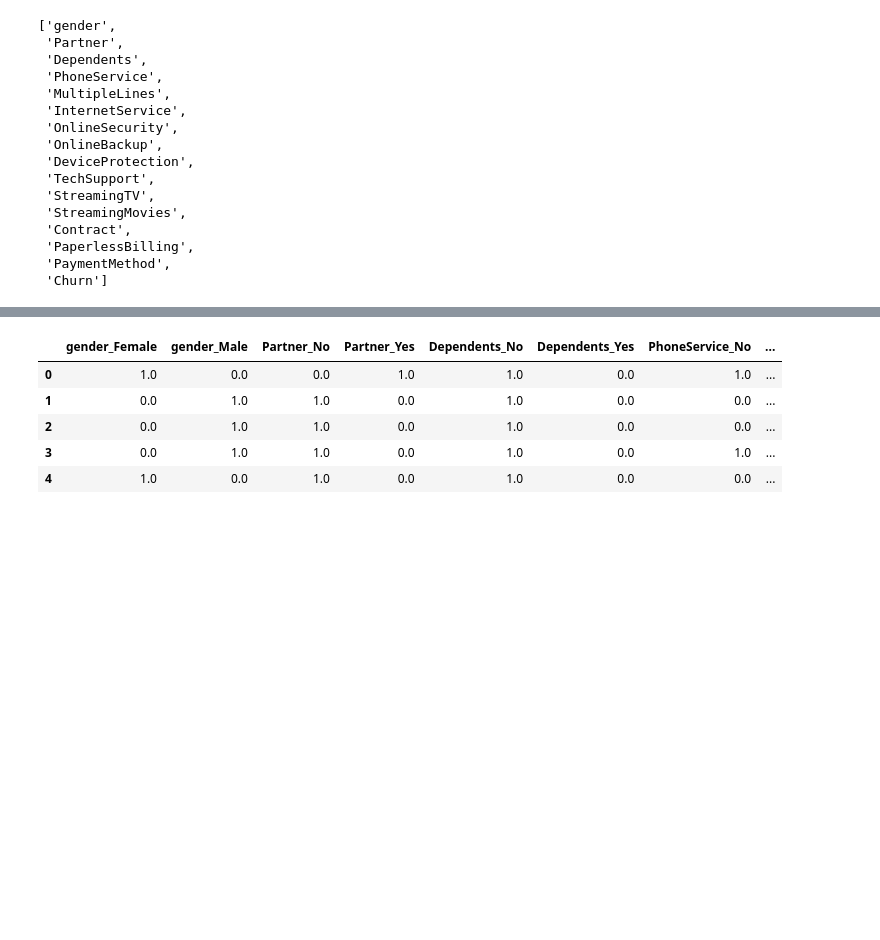
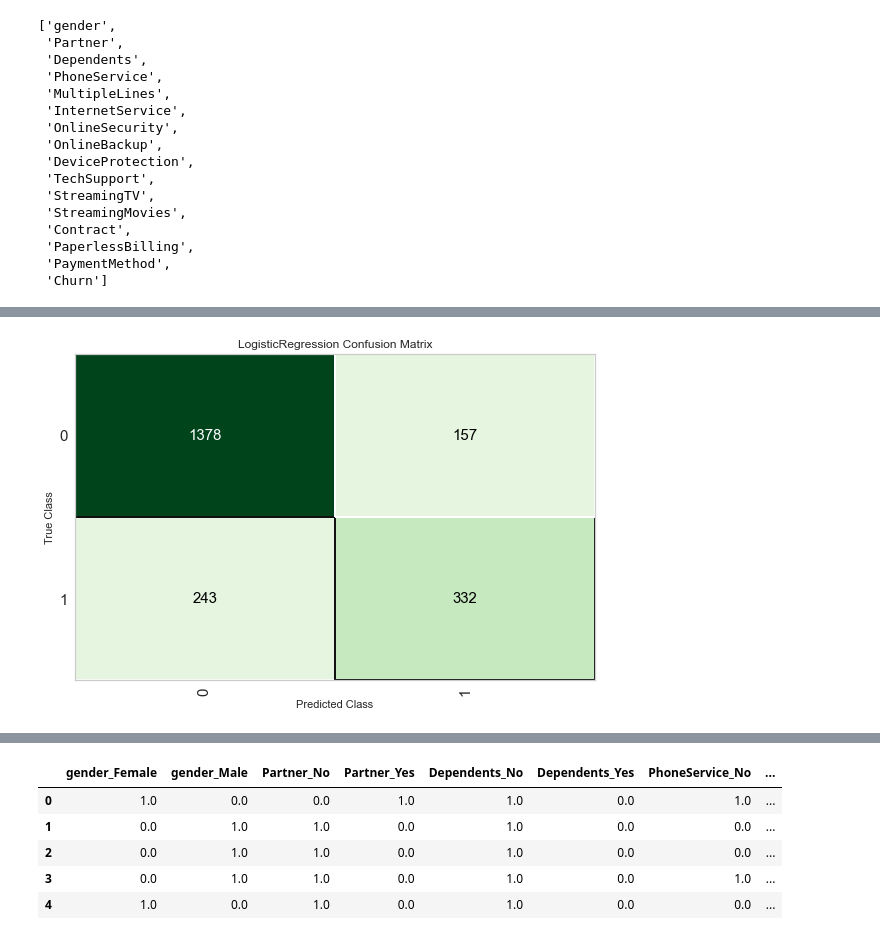
Before and after one commit to XDarkPhoenixes/Group_10, a Jupyter notebook: CSV_Telco_Customer_Churn.ipynb, the cells around one changed output, grey strips where cells are left out. Drawn from its saved outputs; the diff is of its cells as text; code cells hidden in the pictures; blank space fills up the shorter version.

```diff
--- a/CSV_Telco_Customer_Churn.ipynb
+++ b/CSV_Telco_Customer_Churn.ipynb
@@ -160,0 +239,5 @@ cat
+# %%
+# Confusion Matrix
+plot_model(tuned_best_model, plot = 'confusion_matrix')
+# %% [output]
+[figure, added]
```
Also changed, not shown: parts of 40 cells of this notebook.
